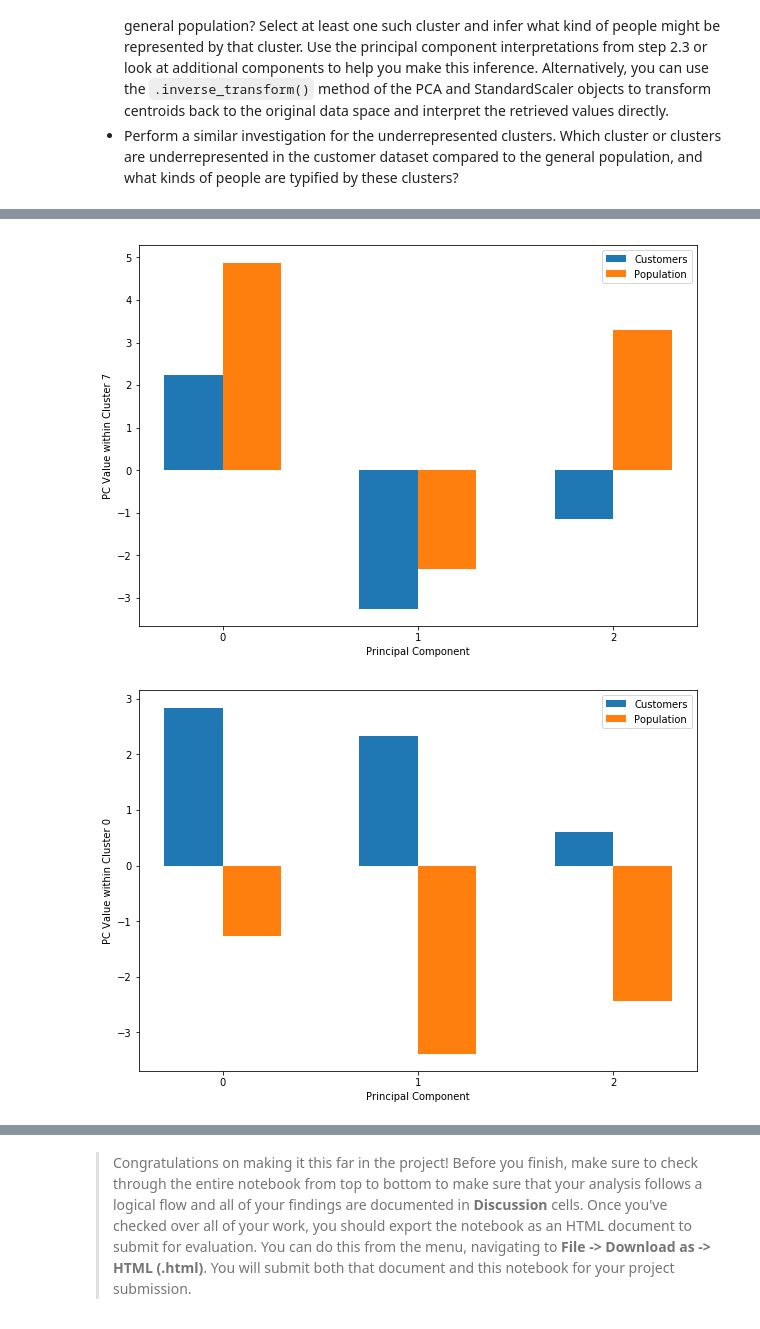
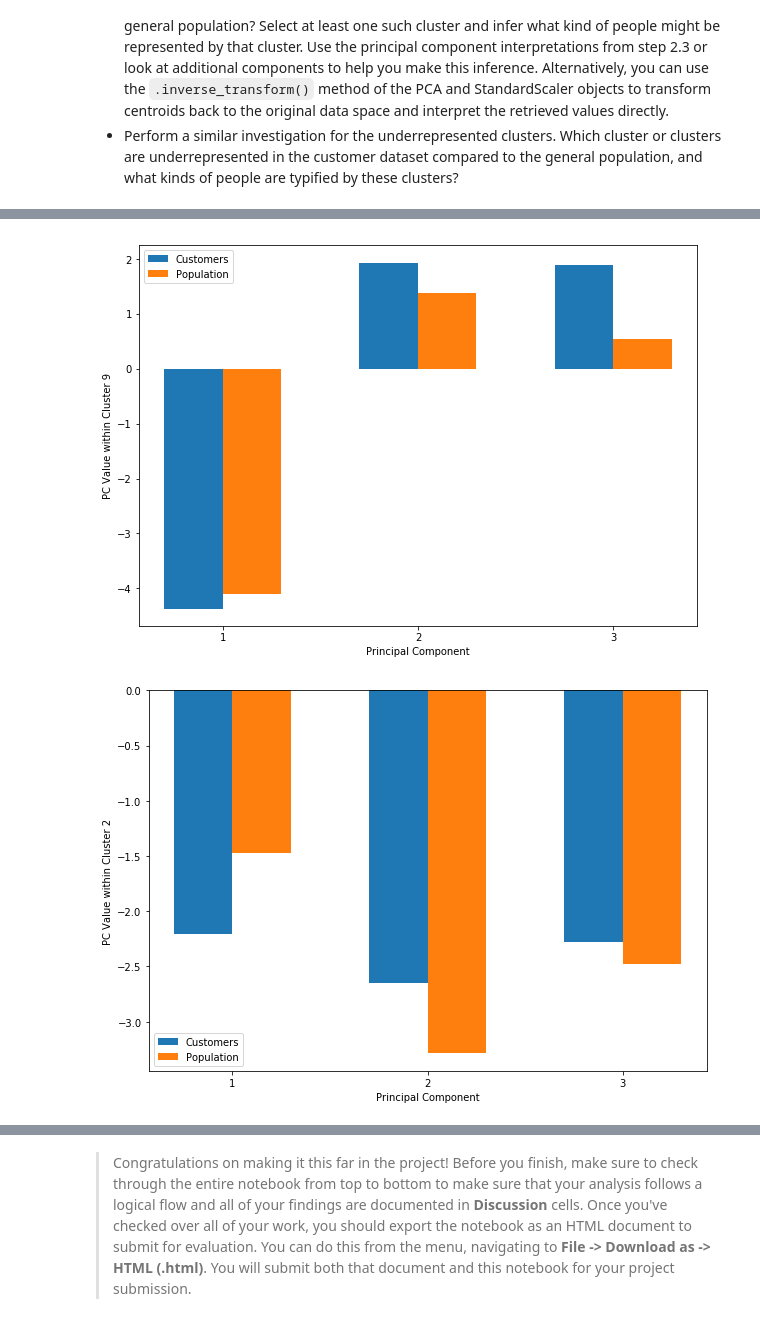
Before and after one commit to felixsc1/UdacityNanoDegree, a Jupyter notebook: customer_segments/Identify_Customer_Segments.ipynb, the cells around one changed output, grey strips where cells are left out. Saved outputs shown, nothing was run; the diff lists cells and outputs as text; code cells hidden in the pictures.

```diff
--- a/customer_segments/Identify_Customer_Segments.ipynb
+++ b/customer_segments/Identify_Customer_Segments.ipynb
@@ -1014,23 +1004,18 @@ TITEL_KZ re-encoded
 OST_WEST_KZ re-encoded
 # %%
 # Impute remaining NaNs
-dataimputer = Imputer(missing_values=np.nan, strategy='median', axis=0)
-customers_imputed = pd.DataFrame(dataimputer.fit_transform(data_customers))
+customers_imputed = pd.DataFrame(dataimputer.transform(data_customers))
 customers_imputed.columns = data_customers.columns
 
 # Apply feature scaling
-scaler = StandardScaler()
-customers_scaled = pd.DataFrame(scaler.fit_transform(customers_imputed))
+customers_scaled = pd.DataFrame(scaler.transform(customers_imputed))
 customers_scaled.columns = customers_imputed.columns
 
 # Apply PCA dimensionality reduction
-n_components = 40
-pca_customers = PCA(n_components)
-customers_reduced = pca_customers.fit_transform(customers_scaled)
+customers_reduced = pca_azdias.transform(customers_scaled)
 
 # Obtain clusters
-kmeans = KMeans(n_clusters = 11)
-customer_clusters = kmeans.fit_predict(customers_reduced);
+customer_clusters = kmeans_azdias.predict(customers_reduced)
 # %% [markdown]
 ### Step 3.3: Compare Customer Data to Demographics Data
 
@@ -1048,11 +1033,11 @@ Take a look at the following points in this step:
 # Compare the proportion of data in each cluster for the customer data to the
 # proportion of data in each cluster for the general population.
 
-clusters = 11
+clusters = 10
 n_population = []
 n_customer = []
 for i in range(clusters):
-    n_population.append(np.argwhere(population_clusters==i).shape[0]/population_clusters.shape[0])
+    n_population.append(np.argwhere(azdias_clusters==i).shape[0]/azdias_clusters.shape[0])
     n_customer.append(np.argwhere(customer_clusters==i).shape[0]/customer_clusters.shape[0])
 # %%
 label_counts = pd.DataFrame({'Population Data': n_population})
@@ -1062,7 +1047,7 @@ label_counts['Clusters'] = pd.Series(list(range(clusters)))
 customer_props = label_counts['Customer Data']
 population_props = label_counts['Population Data']
 
-ind = np.arange(clusters)
+ind = np.arange(clusters)+1
 width=0.3
 plt.figure(figsize=(15,7))
 plt.bar(ind, population_props, width, label='Population')
@@ -1071,7 +1056,8 @@ plt.bar(ind + width, customer_props, width,
 
 plt.ylabel('Fraction')
 plt.xlabel('Cluster label')
-plt.xticks(ind + width / 2, range(clusters))
+plt.xticks(ind + width / 2, range(1,clusters+1))
 plt.legend(loc='best')
 plt.title('Fraction of people in each cluster for the Population and the Customer Dataset')
+plt.show()
 # %% [output]
@@ -1099,7 +1085,7 @@ def compare_pca_values(customers_reduced, customer_clusters, population_reduced,
     customers_mean = pca_values_customers.mean()[0:3]
     population_mean = pca_values_population.mean()[0:3]
 
-    # Plot comparison between Customer and Populatoin dataset for this cluster and components
+    # Plot comparison between Customer and Population dataset for this cluster and components
     ind = np.arange(0,3)
     width=0.3
 
@@ -1110,5 +1096,5 @@ def compare_pca_values(customers_reduced, customer_clusters, population_reduced,
 
     plt.ylabel(f'PC Value within Cluster {cluster}')
     plt.xlabel('Principal Component')
-    plt.xticks(ind + width / 2, range(3))
+    plt.xticks(ind + width / 2, range(1,4))
     plt.legend(loc='best')
@@ -1116,15 +1104,15 @@ def compare_pca_values(customers_reduced, customer_clusters, population_reduced,
 # What kinds of people are part of a cluster that is overrepresented in the
 # customer data compared to the general population?
 
-# People in cluster 7
-compare_pca_values(customers_reduced, customer_clusters, population_reduced, population_clusters, 7)
+# People in cluster 9
+compare_pca_values(customers_reduced, customer_clusters, azdias_reduced, azdias_clusters, 9)
 # %% [output]
-[figure, old version]
+[figure, new version]
 # %%
 # What kinds of people are part of a cluster that is underrepresented in the
 # customer data compared to the general population?
 
-# People in cluster 0
-compare_pca_values(customers_reduced, customer_clusters, population_reduced, population_clusters, 0)
+# People in cluster 2
+compare_pca_values(customers_reduced, customer_clusters, azdias_reduced, azdias_clusters, 2)
 # %% [output]
-[figure, old version]
+[figure, new version]
```
Also changed, not shown: parts of 44 cells of this notebook, 1 other file.
